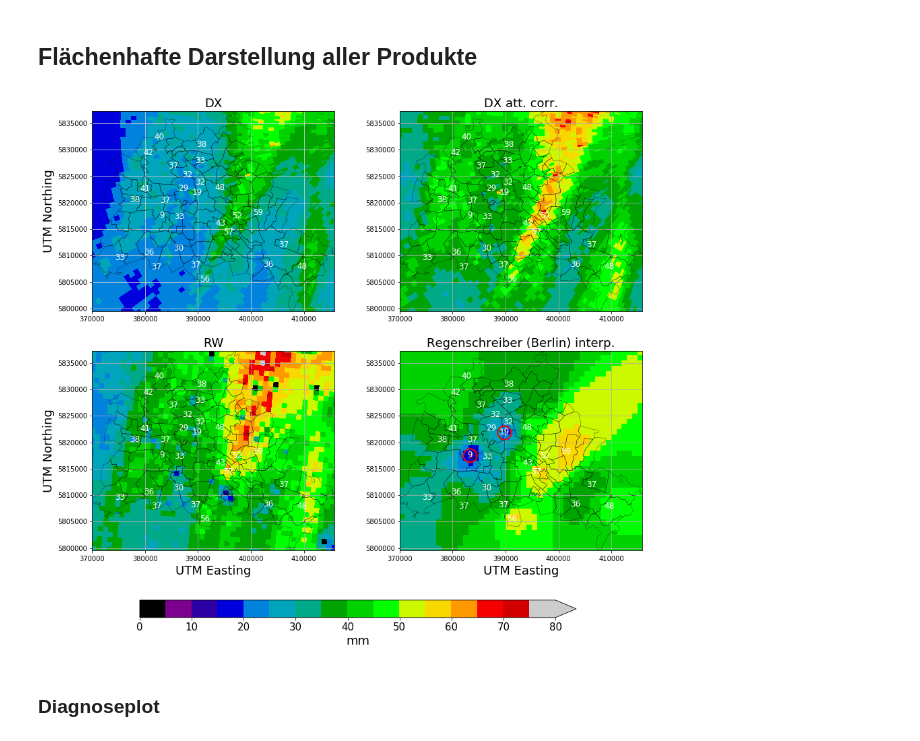
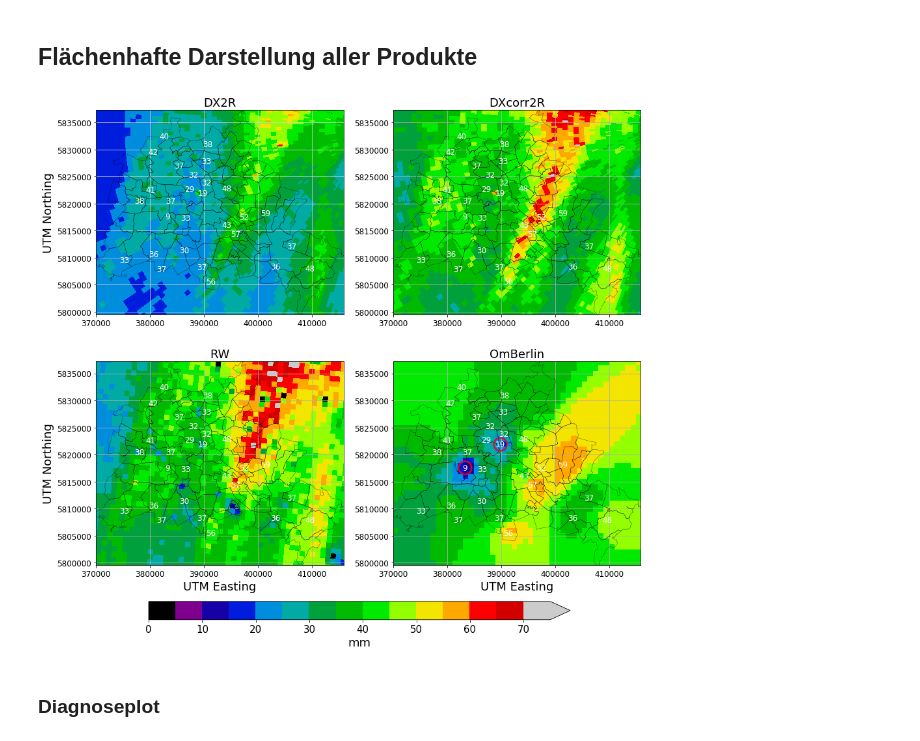
Before and after one commit to heistermann/rain-in-berlin, a Jupyter notebook: berlin_reanalysis.ipynb, the cells around one changed output. Cells and saved outputs as stored; diff of their text form; code cells hidden in the pictures.

```diff
--- a/berlin_reanalysis.ipynb
+++ b/berlin_reanalysis.ipynb
@@ -232,10 +264,10 @@ gridcolor = "lightgray"
 fontsize = 18
 
 cmap = plt.cm.nipy_spectral
-bounds = np.arange(0, 85, 5)
+bounds = np.arange(0, 80, 5)
 norm = BoundaryNorm(bounds, cmap.N)
 
-fig = plt.figure(figsize=(15,12))
+fig = plt.figure(figsize=(15,13))
 
 ax = fig.add_subplot(221, aspect="equal")
 ax, pm = wradlib.vis.plot_ppi(dxprec.sum(axis=0), r=r, az=az, site=site,
@@ -246,11 +278,12 @@ plt.grid(color=gridcolor)
 plt.ylabel("UTM Northing", fontsize=fontsize)
 plt.xlim(bbox[0], bbox[1])
 plt.ylim(bbox[2], bbox[3])
-plt.title("DX", fontsize=fontsize)
+plt.title("DX2R", fontsize=fontsize)
 for i in gix:
     plt.text(gauges.x[i], gauges.y[i], "%d" % gdata.sum()[i],
              horizontalalignment='center', verticalalignment='center',
              color="white", fontsize=12)
+ax.tick_params(labelsize=12)
 
 ax = fig.add_subplot(222, aspect="equal")
 ax, pm = wradlib.vis.plot_ppi(dxprec2.sum(axis=0), r=r, az=az, site=site,
@@ -261,11 +294,12 @@ plt.grid()
 #plt.ylabel("UTM Northing")
 plt.xlim(bbox[0], bbox[1])
 plt.ylim(bbox[2], bbox[3])
-plt.title("DX att. corr.", fontsize=fontsize)
+plt.title("DXcorr2R", fontsize=fontsize)
 for i in gix:
     plt.text(gauges.x[i], gauges.y[i], "%d" % gdata.sum()[i],
              horizontalalignment='center', verticalalignment='center',
              color="white", fontsize=12)
+ax.tick_params(labelsize=12)
 
 
 ax = fig.add_subplot(223, aspect="equal")
@@ -280,37 +314,41 @@ plt.title("RW", fontsize=fontsize)
 for i in gix:
     plt.text(gauges.x[i], gauges.y[i], "%d" % gdata.sum()[i],
              horizontalalignment='center', verticalalignment='center',
              color="white", fontsize=12)
+ax.tick_params(labelsize=12)
 
 
 ax = fig.add_subplot(224, aspect="equal")
 pm = plt.pcolormesh(xtrg, ytrg, ip, cmap=cmap, norm=norm)
 wradlib.vis.add_lines(ax, borders, color='black', lw=0.3)
 plt.grid()
 plt.xlabel("UTM Easting", fontsize=fontsize)
 #plt.ylabel("UTM Northing")
 plt.xlim(bbox[0], bbox[1])
 plt.ylim(bbox[2], bbox[3])
-plt.title("Regenschreiber (Berlin) interp.", fontsize=fontsize)
+plt.title("OmBerlin", fontsize=fontsize)
 for i in gix:
     plt.text(gauges.x[i], gauges.y[i], "%d" % gdata.sum()[i],
              horizontalalignment='center', verticalalignment='center',
              color="white", fontsize=12)
 # Good gages which are in fact bad
 bgix = np.where(np.array(gdata.sum()[gix]) < 20.)[0]
 for i in gix[bgix]:
     plt.plot(gauges.x[i], gauges.y[i], "ro", mfc="None", ms=20, mew=2)
+ax.tick_params(labelsize=12)
 
 #fig.subplots_adjust(bottom=0.01)
-cbar_ax = fig.add_axes([0.2, 0.01, 0.6, 0.03])
+cbar_ax = fig.add_axes([0.2, 0.04, 0.6, 0.03])
 cb = fig.colorbar(pm, cax=cbar_ax, orientation="horizontal", extend="max")
 cb.set_label("mm", fontsize=fontsize)
 cb.ax.tick_params(labelsize=15)
 
+#plt.tight_layout()
 
-#plt.tight_layout()
+
+plt.savefig("figs/depthmap.png", dpi=200)
 # %% [output]
-[figure, old version]
+[figure, new version]
 # %% [markdown]
 ### Diagnoseplot
 # %%
```
Also changed, not shown: parts of 14 cells of this notebook, 7 other files.
